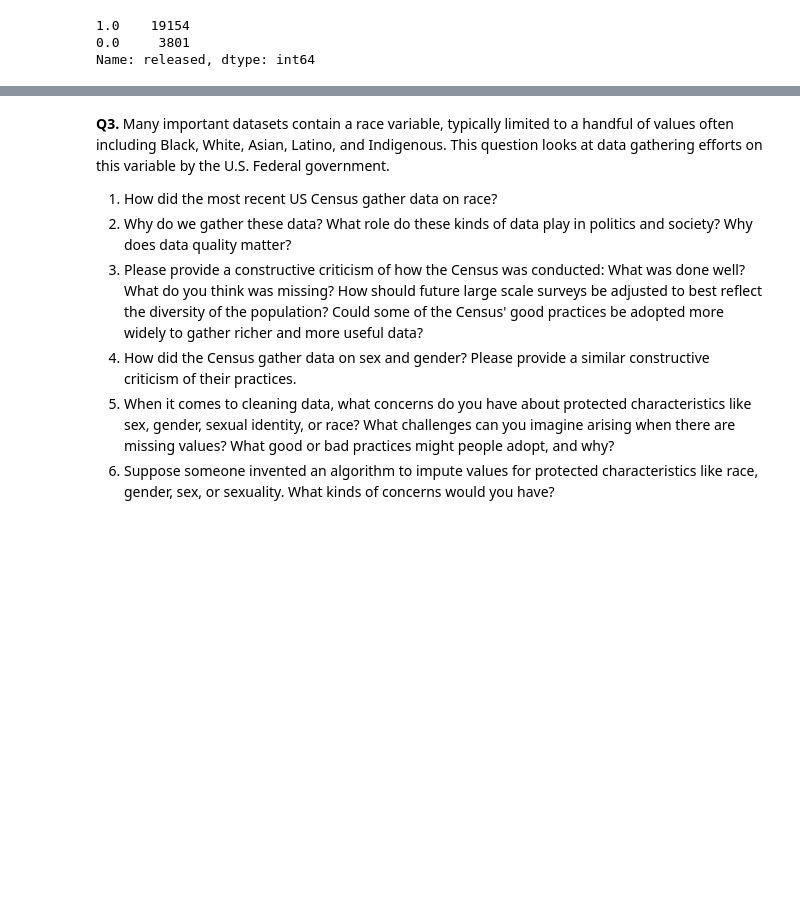
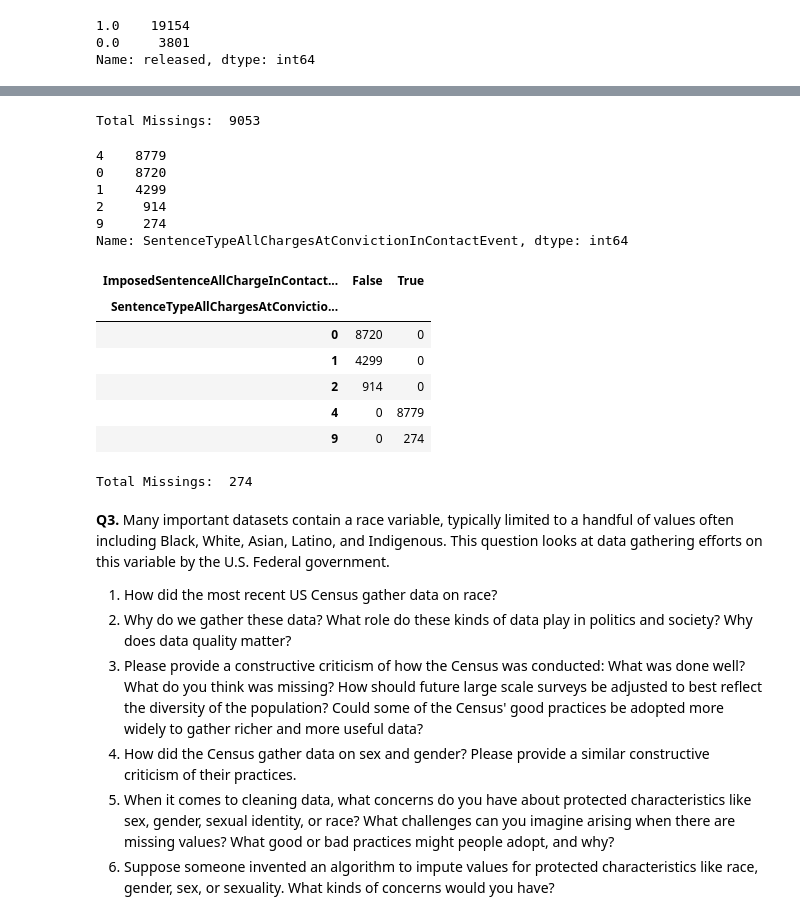
Before and after one commit to annacfisher/wrangling, a Jupyter notebook: assignment/assignment.ipynb, the cells around one changed output, grey strips where cells are left out. Cells and saved outputs as stored; diff of their text form; code cells hidden in the pictures; blank space fills up the shorter version.

```diff
--- a/assignment/assignment.ipynb
+++ b/assignment/assignment.ipynb
@@ -169,3 +169,11 @@ print(df["released"].value_counts())
 1.0    19154
 0.0     3801
 Name: released, dtype: int64
+# %%
+#Q2 part 4
+
+var = "ImposedSentenceAllChargeInContactEvent"
+
+print(df[var].value_counts())
+
+sentence = df[var]
@@ -171,0 +193,5 @@ Name: released, dtype: int64
+# %%
+#rename
+stype = df["SentenceTypeAllChargesAtConvictionInContactEvent"]
+
+print(stype.value_counts())
@@ -171,0 +205,6 @@ Name: released, dtype: int64
+# %%
+#coerce to numeric
+
+sentence = pd.to_numeric(sentence,errors = "coerce")
+
+print(sentence)
@@ -171,0 +224,31 @@ Name: released, dtype: int64
+# %%
+# Create a missing dummy:
+var = "sentence"
+
+snull = sentence.isnull()
+
+print('Total Missings: ', sum(snull))
+# %% [output]
+Total Missings:  9053
+# %%
+print(stype.value_counts())
+# %% [output]
+4    8779
+0    8720
+1    4299
+2     914
+9     274
+Name: SentenceTypeAllChargesAtConvictionInContactEvent, dtype: int64
+# %%
+pd.crosstab(stype, snull)
+
+#There is a pattern as all of the null values are for sentence types 4 and 9
+#null values are only for types 4 and 9. From codebook, 9 means missing value, but 4 must also be cases where no sentence was given.
+# %% [output]
+| ImposedSentenceAllChargeInContact... | False | True |
+| SentenceTypeAllChargesAtConvictio... |  |  |
+| 0 | 8720 | 0 |
+| 1 | 4299 | 0 |
+| 2 | 914 | 0 |
+| 4 | 0 | 8779 |
+| 9 | 0 | 274 |
@@ -171,0 +264,9 @@ Name: released, dtype: int64
+# %%
+#recount missing values
+snull2 = sentence.isnull()
+
+print('Total Missings: ', sum(snull2))
+
+#all of the missing values for type 4 were replaced with 0, resulting in much fewer missing values
+# %% [output]
+Total Missings:  274
```
Also changed, not shown: parts of 5 cells of this notebook.
